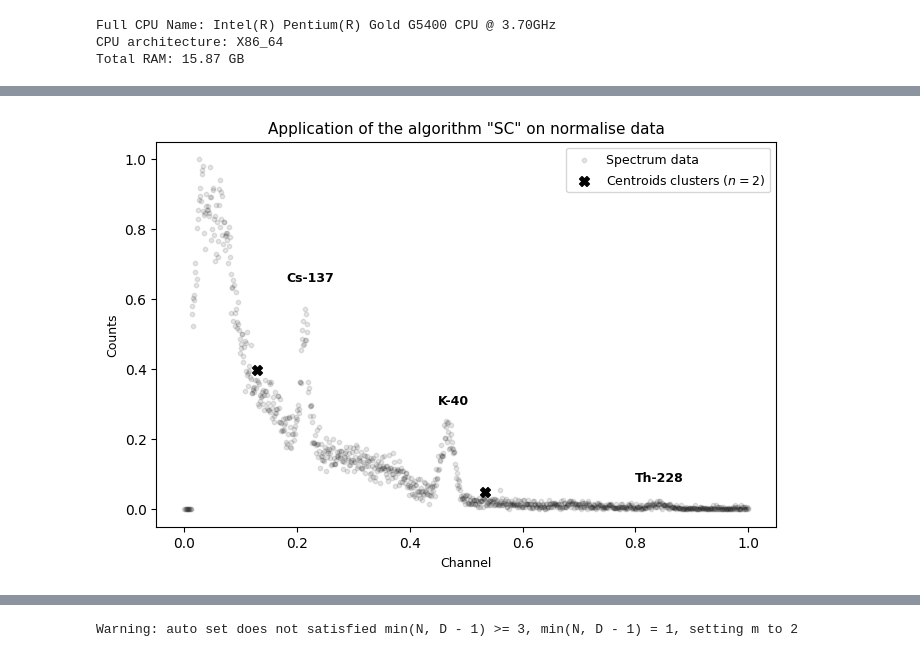
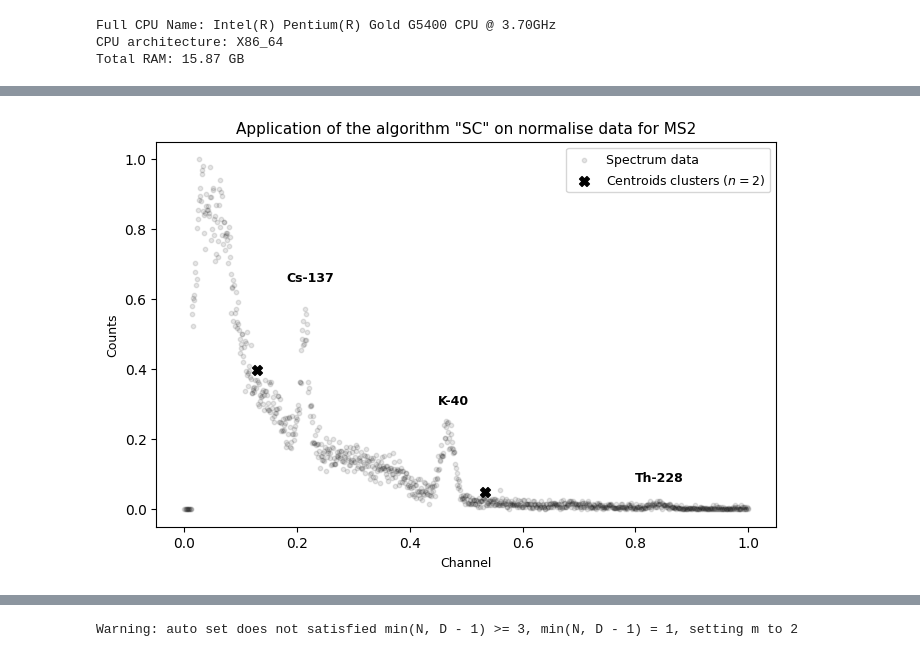
Before and after one commit to ialexpovad/acari, a Jupyter notebook: overview.ipynb, the cells around one changed output, grey strips where cells are left out. Saved outputs shown, nothing was run; the diff lists cells and outputs as text; code cells hidden in the pictures.

```diff
--- a/overview.ipynb
+++ b/overview.ipynb
@@ -14,0 +37,8 @@ warnings.filterwarnings('ignore')
+# %%
+radionuclides = ['Cs-137', 'K-40', 'Th-228', 'Ra-226', 'Am-241', 'Co-60']
+# Multicomponent sample #1 (Cs-137 + Ra-226 + Th-228 + K-40)
+MS1 = pandas.read_csv('test/MS1.csv')
+# Multicomponent sample #2 (Cs-137 + K-40)
+MS2 = pandas.read_csv('test/MS2.csv')
+# Multicomponent sample #3 (Am-241 + Co-60 + Cs-147)
+MS3 = pandas.read_csv('test/MS3.csv')
@@ -56,7 +113,8 @@ algorithm = 'SC'
 # %%
-# Case normalise imto unit hyperbox
-norma_data = data.copy()
-for i in range(0,data.shape[1]):
+# MS1
+n_case = 'MS1'
+norma_data = MS1.copy()
+for i in range(0,MS1.shape[1]):
         norma_data.iloc[:, i] = (norma_data.iloc[:,i] - norma_data.min(axis = 0)[i])  / (norma_data.max(axis = 0)[i] - norma_data.min(axis = 0)[i])
 norma_data = norma_data.to_numpy()
 sc = SubtractiveClustering(r1,r2,verbose=False).fit(norma_data)
@@ -64,5 +127,15 @@ cntr = sc.centers
+# %%
+# MS2
+n_case = 'MS2'
+norma_data = MS2.copy()
+for i in range(0,MS2.shape[1]):
+        norma_data.iloc[:, i] = (norma_data.iloc[:,i] - norma_data.min(axis = 0)[i])  / (norma_data.max(axis = 0)[i] - norma_data.min(axis = 0)[i])
+norma_data = norma_data.to_numpy()
+sc = SubtractiveClustering(r1,r2,verbose=False).fit(norma_data)
+cntr = sc.centers
 # %%
 # Plotting
-plotting(norma_data, cntr, title = 'Application of the algorithm "{}" on normalise data'.format(algorithm), plots = 1, norma = True, num_cntr = len(cntr))
+plotting(norma_data, cntr, title = 'Application of the algorithm "{}" on normalise data for {}'.format(algorithm, n_case),
+         plots = 1, norma = True, num_cntr = len(cntr), nc = n_case, y_scale = 'linear')
 # %% [output]
-[figure, old version]
+[figure, new version]
```
Also changed, not shown: parts of 29 cells of this notebook.
